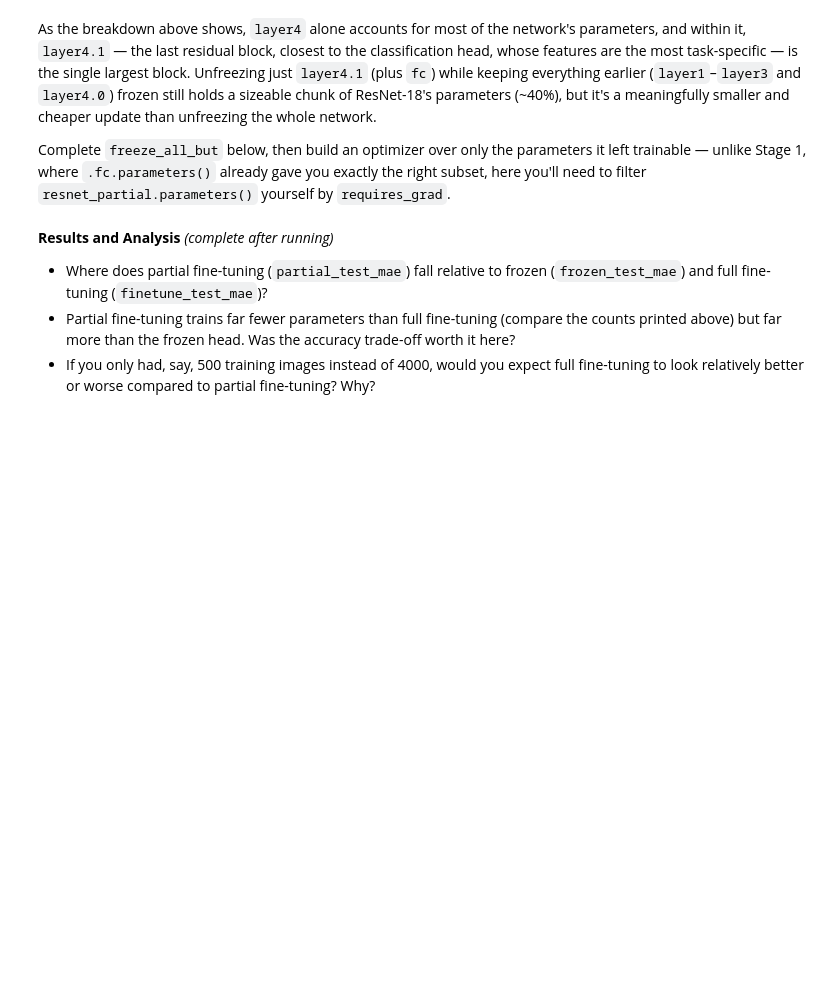
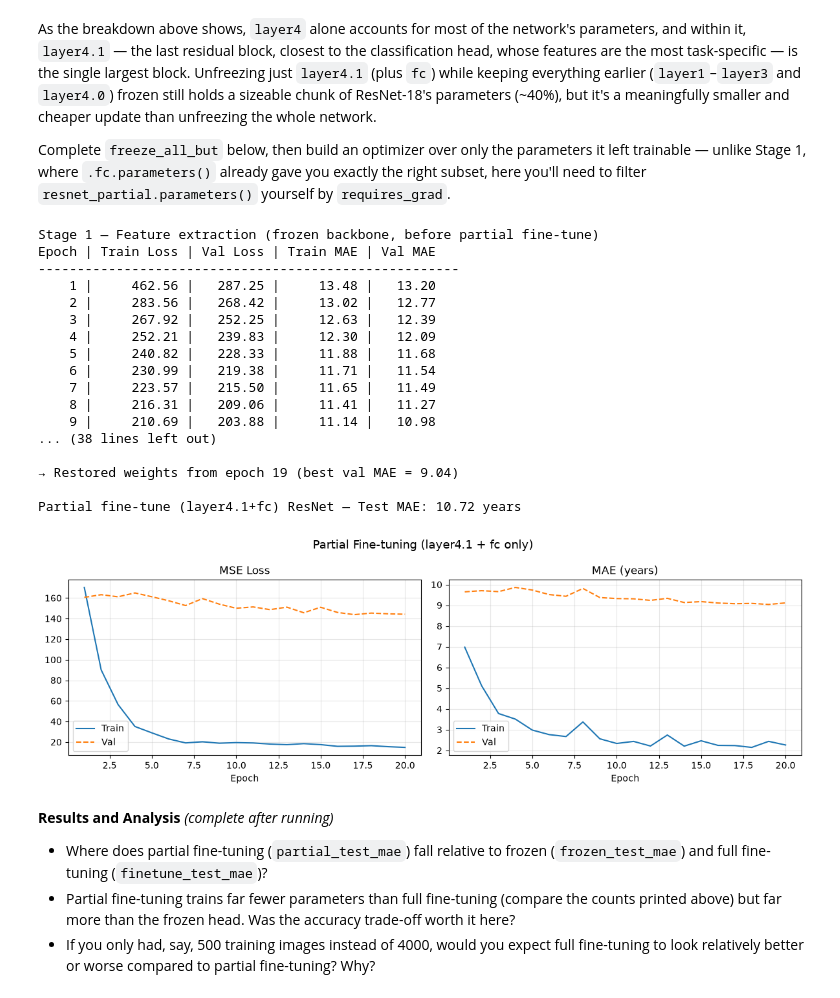
Before and after one commit to Mortell560/tp2-CNN-pytorch, a Jupyter notebook: tp2-cnn-transfer-learning.ipynb, the cells around one changed output. Saved outputs shown, nothing was run; the diff lists cells and outputs as text; code cells hidden in the pictures; blank space fills up the shorter version.

```diff
--- a/tp2-cnn-transfer-learning.ipynb
+++ b/tp2-cnn-transfer-learning.ipynb
@@ -690,41 +737,63 @@ def freeze_all_but(model, unfreeze_prefixes):
     for name, param in model.named_parameters():
         # TODO: set param.requires_grad = True if `name` starts with any prefix in
         #       `unfreeze_prefixes`, otherwise False
-        pass
+        if name.startswith(tuple(unfreeze_prefixes)):
+            param.requires_grad = True
+        else:
+            param.requires_grad = False
 
 resnet_partial = build_resnet_regressor().to(device)
 criterion = nn.MSELoss()
 
 # Stage 1: identical warm-up to before — frozen backbone, train the head only. Uses
 # run_training (not a bare loop) so this Stage 1 gets the same best-epoch checkpointing as
 # every other run in this notebook — otherwise Stage 2 would start from a different quality
 # of warm-up than the frozen/full-FT baselines, confounding the comparison.
 freeze_backbone(resnet_partial)
 optimizer = optim.Adam(resnet_partial.fc.parameters(), lr=1e-3)
 run_training(
     resnet_partial, train_loader, criterion, optimizer, NUM_EPOCHS_STAGE1,
     label="Stage 1 — Feature extraction (frozen backbone, before partial fine-tune)",
 )
 
 # Stage 2: unfreeze only layer4.1 + fc, fine-tune at the same low LR as full fine-tuning
 freeze_all_but(resnet_partial, ["layer4.1", "fc"])
 partial_trainable = sum(p.numel() for p in resnet_partial.parameters() if p.requires_grad)
 partial_total = sum(p.numel() for p in resnet_partial.parameters())
 print(f"Trainable parameters (layer4.1 + fc only): {partial_trainable:,} / {partial_total:,}")
 
 # TODO: new optimizer over only the parameters `freeze_all_but` left trainable —
 #       filter resnet_partial.parameters() by .requires_grad, unlike Stage 1 where
 #       .fc.parameters() already gave you exactly the right subset
-optimizer = None
+optimizer = optim.Adam(filter(lambda p: p.requires_grad, resnet_partial.parameters()), lr=1e-4)
 
 partial_history = run_training(
     resnet_partial, train_loader, criterion, optimizer, NUM_EPOCHS_STAGE2,
     label="\nStage 2 — Partial fine-tuning (layer4.1 + fc only)",
 )
 
 _, partial_test_mae = evaluate(resnet_partial, test_loader, criterion)
 print(f"\nPartial fine-tune (layer4.1+fc) ResNet — Test MAE: {partial_test_mae:.2f} years")
 plot_history(partial_history, title="Partial Fine-tuning (layer4.1 + fc only)")
+# %% [output]
+Stage 1 — Feature extraction (frozen backbone, before partial fine-tune)
+Epoch | Train Loss | Val Loss | Train MAE | Val MAE
+------------------------------------------------------
+    1 |     462.56 |   287.25 |     13.48 |   13.20
+    2 |     283.56 |   268.42 |     13.02 |   12.77
+    3 |     267.92 |   252.25 |     12.63 |   12.39
+    4 |     252.21 |   239.83 |     12.30 |   12.09
+    5 |     240.82 |   228.33 |     11.88 |   11.68
+    6 |     230.99 |   219.38 |     11.71 |   11.54
+    7 |     223.57 |   215.50 |     11.65 |   11.49
+    8 |     216.31 |   209.06 |     11.41 |   11.27
+    9 |     210.69 |   203.88 |     11.14 |   10.98
+... (38 lines left out)
+
+→ Restored weights from epoch 19 (best val MAE = 9.04)
+
+Partial fine-tune (layer4.1+fc) ResNet — Test MAE: 10.72 years
+[figure, added]
 # %% [markdown]
 **Results and Analysis** *(complete after running)*
 - Where does partial fine-tuning (`partial_test_mae`) fall relative to frozen
```
Also changed, not shown: parts of 9 cells of this notebook.
